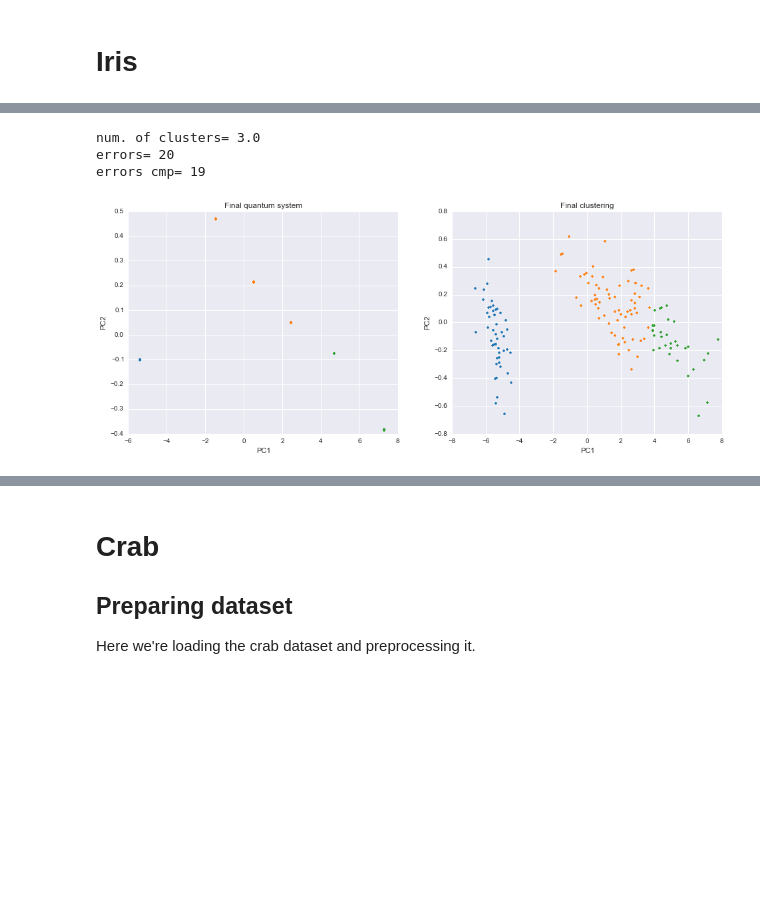
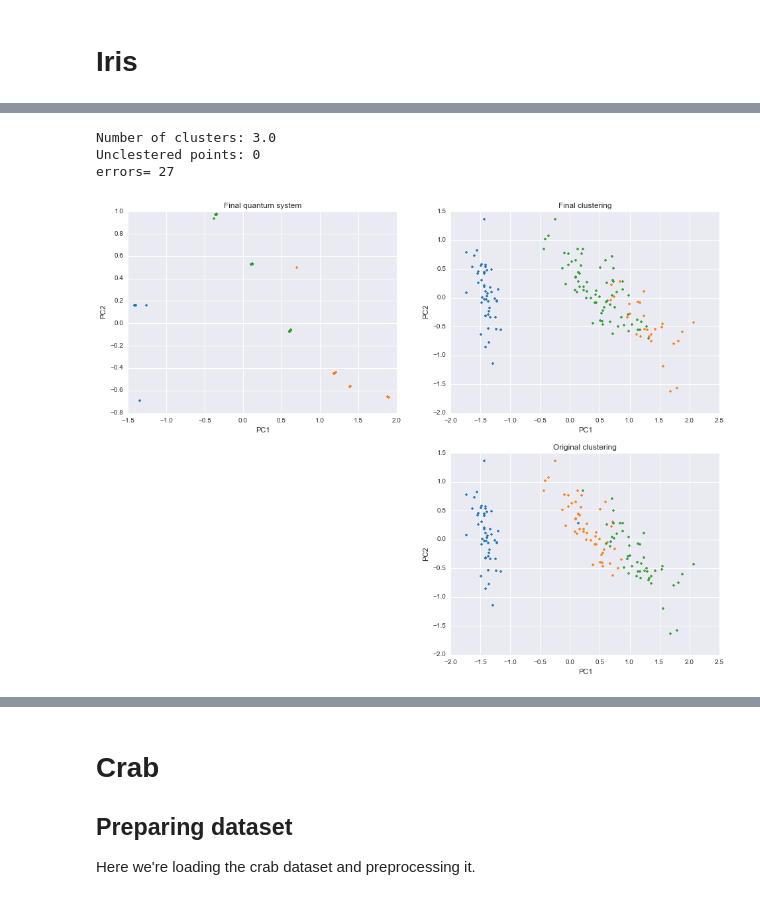
Before and after one commit to diogo-aos/QCThesis, a Jupyter notebook: notebooks/Horn.ipynb, the cells around one changed output, grey strips where cells are left out. Saved outputs shown, nothing was run; the diff lists cells and outputs as text; code cells hidden in the pictures; blank space fills up the shorter version.

Commit message:
PCA moddifications. Clearer fineCluster

```diff
--- a/notebooks/Horn.ipynb
+++ b/notebooks/Horn.ipynb
@@ -114,17 +114,14 @@ dataset='https://archive.ics.uci.edu/ml/machine-learning-databases/iris/iris.dat
 irisPCA=True
 normalize=False
 
-irisData=np.genfromtxt(dataset,delimiter=',')
-nirisData=irisData[:,:-1]
+irisData_o=np.genfromtxt(dataset,delimiter=',')
+irisData_o=irisData[:,:-1] # remove classification column
 
-if normalize:
-    nirisData=sklearn.preprocessing.normalize(nirisData,axis=0)
+iN,iDims=irisData.shape
 
 # PCA of data
 if irisPCA:
-    #pca=sklearn.decomposition.PCA(whiten=True)
-    #nirisData=pca.fit_transform(nirisData)
-    nirisData,eVal,eVec=HornAlg.pcaFun(nirisData,whiten=True)
+    irisData_c,iComps,iEigs=HornAlg.pcaFun(irisData_o,whiten=True,center=True,method='eig',type='corr',normalize=normalize)
 
 #print irisData, nirisData
 #iris true assignment
@@ -139,5 +136,5 @@ plt.title('PCA of iris')
 plt.xlabel('PC 1')
 plt.ylabel('PC 2')
 for i in range(150):
-    plt.plot(nirisData[i,0],nirisData[i,1],marker='.',c=tableau20[int(irisAssign[i]-1)*2])
+    plt.plot(irisData_c[i,0],irisData_c[i,1],marker='.',c=tableau20[int(irisAssign[i]-1)*2])
 # %% [output]
@@ -145,5 +150,10 @@ for i in range(150):
+# %%
+sigma=0.25
+steps=80
+
+irisD1,iV1,iE=HornAlg.graddesc(irisData_c[:,0:2],sigma=sigma,steps=steps)
 # %%
 sigma=0.9
 steps=80
 
-irisD,iV,iE=HornAlg.graddesc(nirisData,sigma=sigma,steps=steps)
+irisD2,iV2,iE=HornAlg.graddesc(irisData_c,sigma=sigma,steps=steps)
@@ -150,39 +222,48 @@ irisD,iV,iE=HornAlg.graddesc(nirisData,sigma=sigma,steps=steps)
 # %%
-dist=4
-irisClustering=HornAlg.fineCluster(irisD,dist)
-#irisClustering=fineCluster2(irisD,V,dist)
-print 'num. of clusters=',max(irisClustering)
+dist=4.5
+irisClustering=HornAlg.fineCluster(irisD2,dist,potential=iV2)
 
-iFig2,(iAx1,iAx2)=plt.subplots(nrows=1, ncols=2, figsize=(16,6))
+print 'Number of clusters:',max(irisClustering)
+print 'Unclestered points:', np.count_nonzero(irisClustering==0)
+
+iFig2=plt.figure(figsize=(16,12))
+iAx1=iFig2.add_subplot(2,2,1)
+iAx2=iFig2.add_subplot(2,2,2)
+iAx3=iFig2.add_subplot(2,2,4)
 
 iAx1.set_title('Final quantum system')
 iAx1.set_xlabel('PC1')
 iAx1.set_ylabel('PC2')
 
-for i in range(irisD.shape[0]):
+for i in range(iN):
     if max(irisClustering) >=10:
         c=0
     else:
         c=int(irisClustering[i]-1)*2
-    iAx1.plot(irisD[i,0],irisD[i,1],marker='.',c=tableau20[c])
+    iAx1.plot(irisD2[i,0],irisD2[i,1],marker='.',c=tableau20[c])
 
 iAx2.set_title('Final clustering')
 iAx2.set_xlabel('PC1')
 iAx2.set_ylabel('PC2')
 
-for i in range(nirisData.shape[0]):
+for i in range(iN):
     if max(irisClustering) > 10:
         break
-    iAx2.plot(nirisData[i,0],nirisData[i,1],marker='.',c=tableau20[int(irisClustering[i]-1)*2])
+    iAx2.plot(irisData_c[i,0],irisData_c[i,1],marker='.',c=tableau20[int(irisClustering[i]-1)*2])
 
+iAx3.set_title('Original clustering')
+iAx3.set_xlabel('PC1')
+iAx3.set_ylabel('PC2')
+
+for i in range(iN):
+    iAx3.plot(irisData_c[i,0],irisData_c[i,1],marker='.',c=tableau20[int(irisAssign[i]-1)*2])
 
 e1=max(map(irisClustering[0:49].tolist().count, irisClustering[0:49]))
 e2=max(map(irisClustering[50:99].tolist().count, irisClustering[50:99]))
 e3=max(map(irisClustering[100:149].tolist().count, irisClustering[100:149]))
 print 'errors=',150-e1-e2-e3
-print 'errors cmp=',(irisClustering==irisAssign).tolist().count(False)
 # %% [output]
-num. of clusters= 3.0
-errors= 20
-errors cmp= 19
+Number of clusters: 3.0
+Unclestered points: 0
+errors= 27
-[figure, old version]
+[figure, new version]
```
Also changed, not shown: parts of 26 cells of this notebook, 2 other files.
